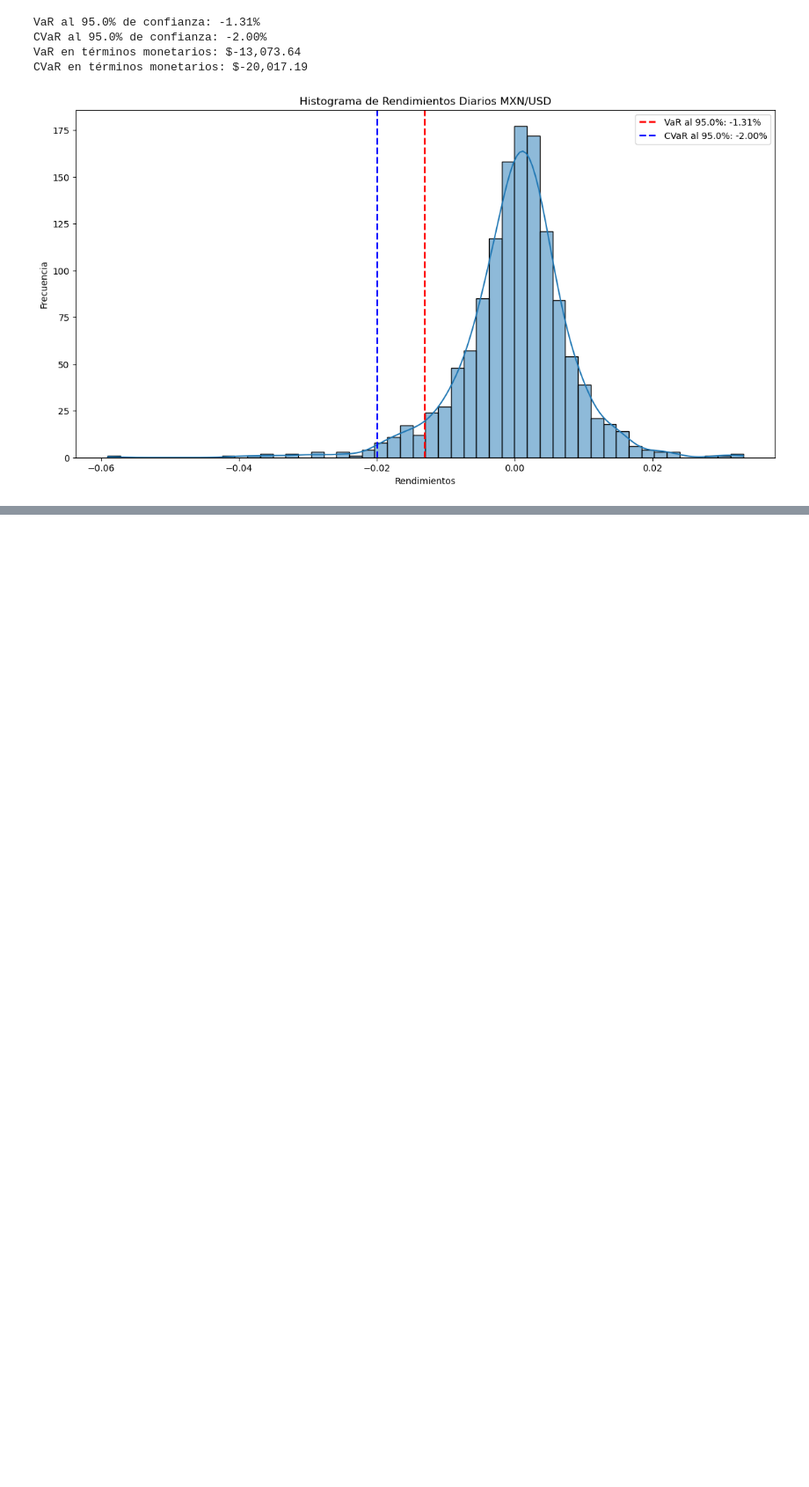
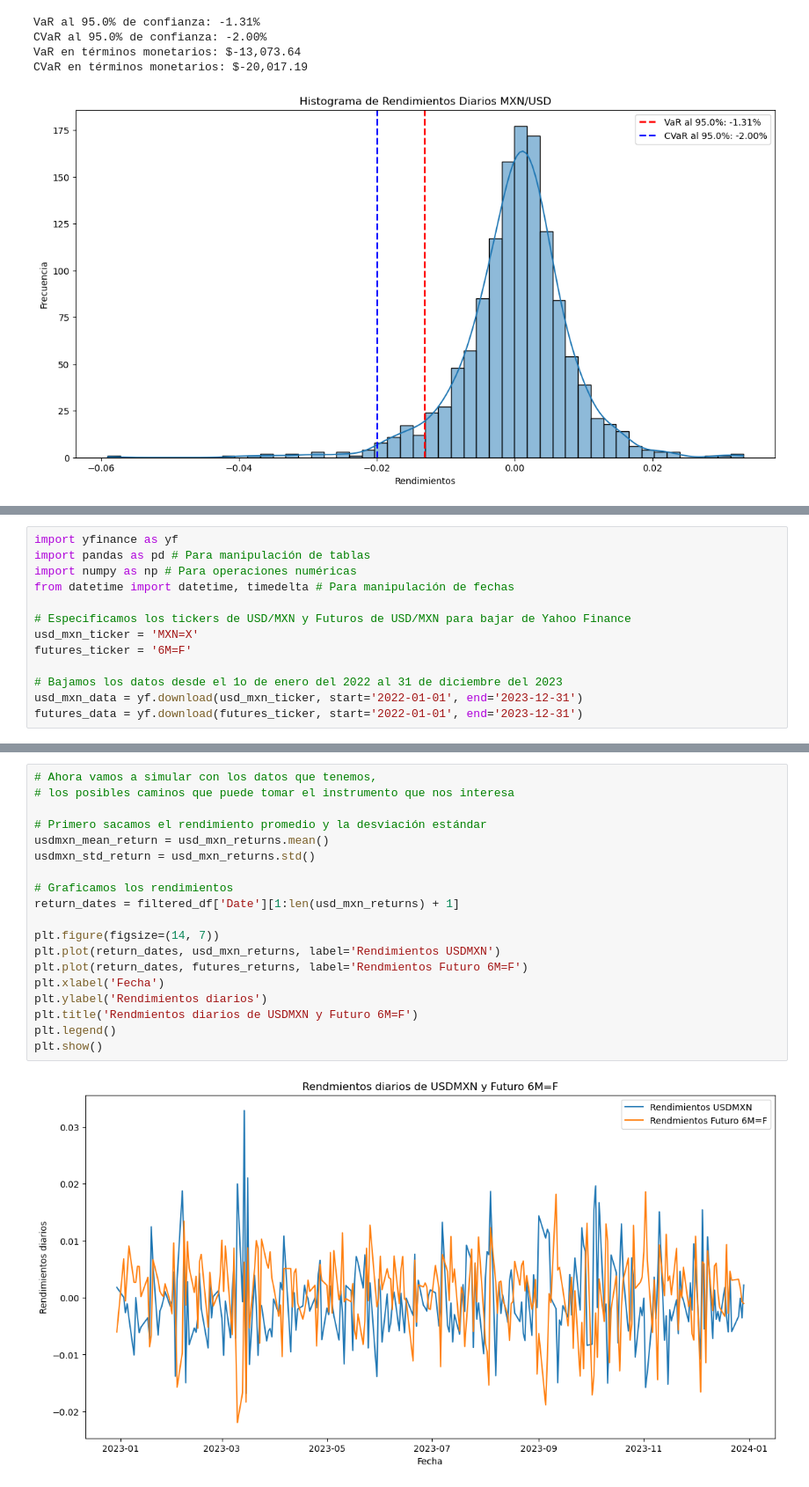
Before and after one commit to ivandeluna/ejercicios-clase, a Jupyter notebook: afi_ss2024.ipynb, the cells around one changed output, grey strips where cells are left out. Shown at 88% size. Drawn from its saved outputs; the diff is of its cells as text; blank space fills up the shorter version.

```diff
--- a/afi_ss2024.ipynb
+++ b/afi_ss2024.ipynb
@@ -837,0 +833,13 @@ CVaR en términos monetarios: $-20,017.19
+# %%
+import yfinance as yf
+import pandas as pd # Para manipulación de tablas
+import numpy as np # Para operaciones numéricas
+from datetime import datetime, timedelta # Para manipulación de fechas
+
+# Especificamos los tickers de USD/MXN y Futuros de USD/MXN para bajar de Yahoo Finance
+usd_mxn_ticker = 'MXN=X'
+futures_ticker = '6M=F'
+
+# Bajamos los datos desde el 1o de enero del 2022 al 31 de diciembre del 2023
+usd_mxn_data = yf.download(usd_mxn_ticker, start='2022-01-01', end='2023-12-31')
+futures_data = yf.download(futures_ticker, start='2022-01-01', end='2023-12-31')
@@ -837,0 +902,21 @@ CVaR en términos monetarios: $-20,017.19
+# %%
+# Ahora vamos a simular con los datos que tenemos,
+# los posibles caminos que puede tomar el instrumento que nos interesa
+
+# Primero sacamos el rendimiento promedio y la desviación estándar
+usdmxn_mean_return = usd_mxn_returns.mean()
+usdmxn_std_return = usd_mxn_returns.std()
+
+# Graficamos los rendimientos
+return_dates = filtered_df['Date'][1:len(usd_mxn_returns) + 1]
+
+plt.figure(figsize=(14, 7))
+plt.plot(return_dates, usd_mxn_returns, label='Rendimientos USDMXN')
+plt.plot(return_dates, futures_returns, label='Rendmientos Futuro 6M=F')
+plt.xlabel('Fecha')
+plt.ylabel('Rendimientos diarios')
+plt.title('Rendmientos diarios de USDMXN y Futuro 6M=F')
+plt.legend()
+plt.show()
+# %% [output]
+[figure, added]
```
Also changed, not shown: parts of 32 cells of this notebook.
